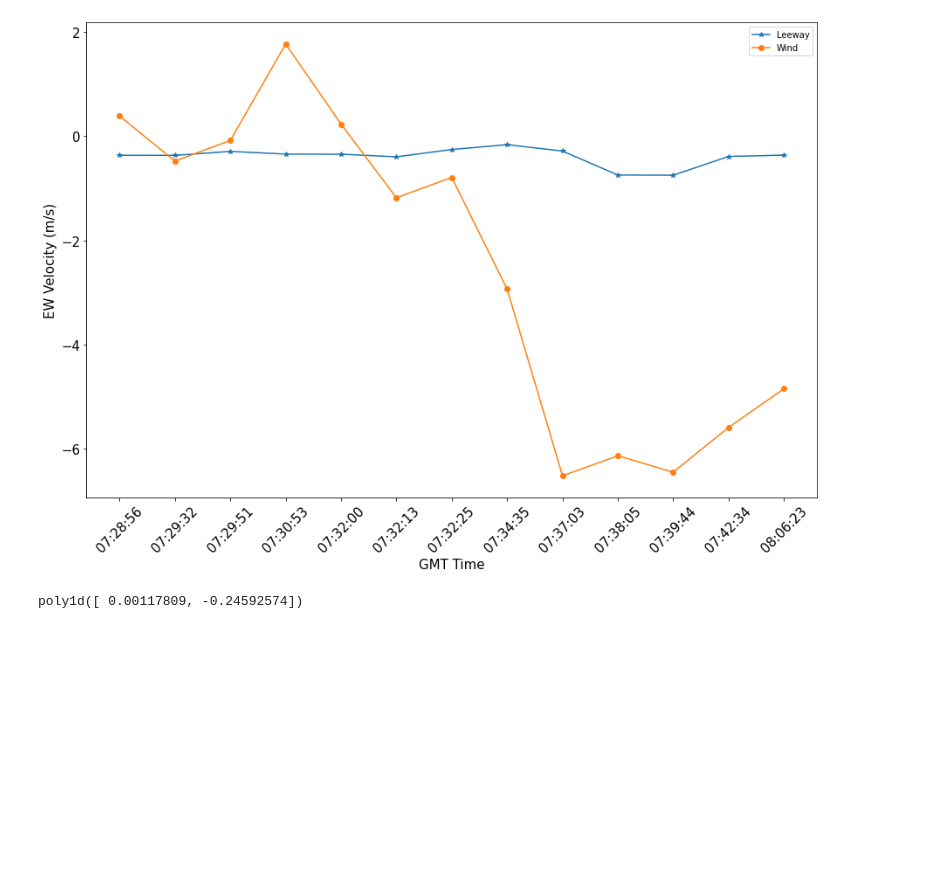
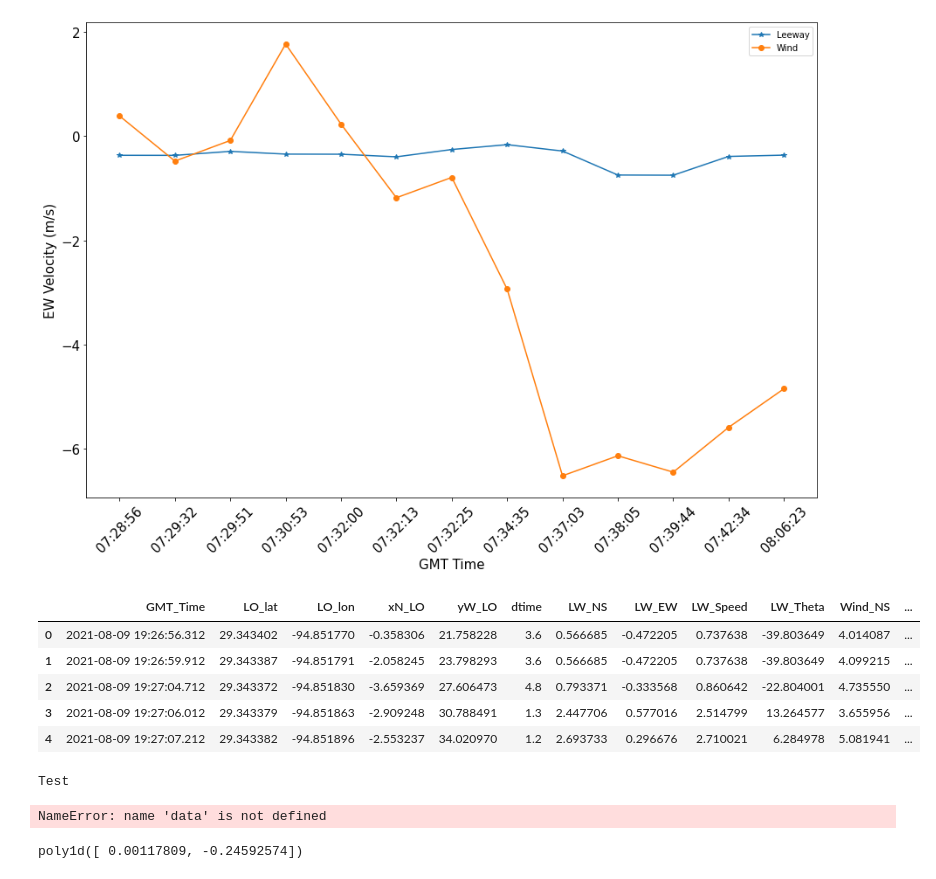
Before and after one commit to thanhtrant219/CoastGuard, a Jupyter notebook: CoastGuard_Data_Main.ipynb, the cells around one changed output. Drawn from its saved outputs; the diff is of its cells as text; code cells hidden in the pictures; blank space fills up the shorter version.

Commit message:
LW along Wind

```diff
--- a/CoastGuard_Data_Main.ipynb
+++ b/CoastGuard_Data_Main.ipynb
@@ -384,3 +382,30 @@ Pelican Galveston3 Part 2 - Time Averaged EW Velocity
+# %%
+Mdf.head()
+# %% [output]
+|  | GMT_Time | LO_lat | LO_lon | xN_LO | yW_LO | dtime | LW_NS | LW_EW | LW_Speed | LW_Theta | Wind_NS | ... |
+| 0 | 2021-08-09 19:26:56.312 | 29.343402 | -94.851770 | -0.358306 | 21.758228 | 3.6 | 0.566685 | -0.472205 | 0.737638 | -39.803649 | 4.014087 | ... |
+| 1 | 2021-08-09 19:26:59.912 | 29.343387 | -94.851791 | -2.058245 | 23.798293 | 3.6 | 0.566685 | -0.472205 | 0.737638 | -39.803649 | 4.099215 | ... |
+| 2 | 2021-08-09 19:27:04.712 | 29.343372 | -94.851830 | -3.659369 | 27.606473 | 4.8 | 0.793371 | -0.333568 | 0.860642 | -22.804001 | 4.735550 | ... |
+| 3 | 2021-08-09 19:27:06.012 | 29.343379 | -94.851863 | -2.909248 | 30.788491 | 1.3 | 2.447706 | 0.577016 | 2.514799 | 13.264577 | 3.655956 | ... |
+| 4 | 2021-08-09 19:27:07.212 | 29.343382 | -94.851896 | -2.553237 | 34.020970 | 1.2 | 2.693733 | 0.296676 | 2.710021 | 6.284978 | 5.081941 | ... |
+# %%
+#Converting Leeway to Wind direction
+df = Mdf
+LW_along_wind = df.LW_NS*np.sin(90-df.Wind_Theta)+df.LW_EW*np.sin(df.Wind_Theta)
+LW_perpendicular_wind = df.LW_EW*np.cos(df.Wind_Theta)-df.LW_NS*np.cos(90-df.Wind_Theta)
+
+#name = dataname+" - Time Averaged Leeway's Utheta vs Wind's Utheta"
+name = "Test"
+print(name)
+y1 = LW_along_wind
+y2 = df.Wind_Speed
+ylabel = 'm/s'
+label1="Leeway"
+label2="Wind"
+compare_plot(y1,y2,name,ylabel,label1,label2)
+# %% [output]
+Test
+NameError: name 'data' is not defined
 # %%
 modelx=np.polyfit(df.wind_EW, df.slopex,1)
 predictx=np.poly1d(modelx)
```
Also changed, not shown: parts of 3 cells of this notebook.
